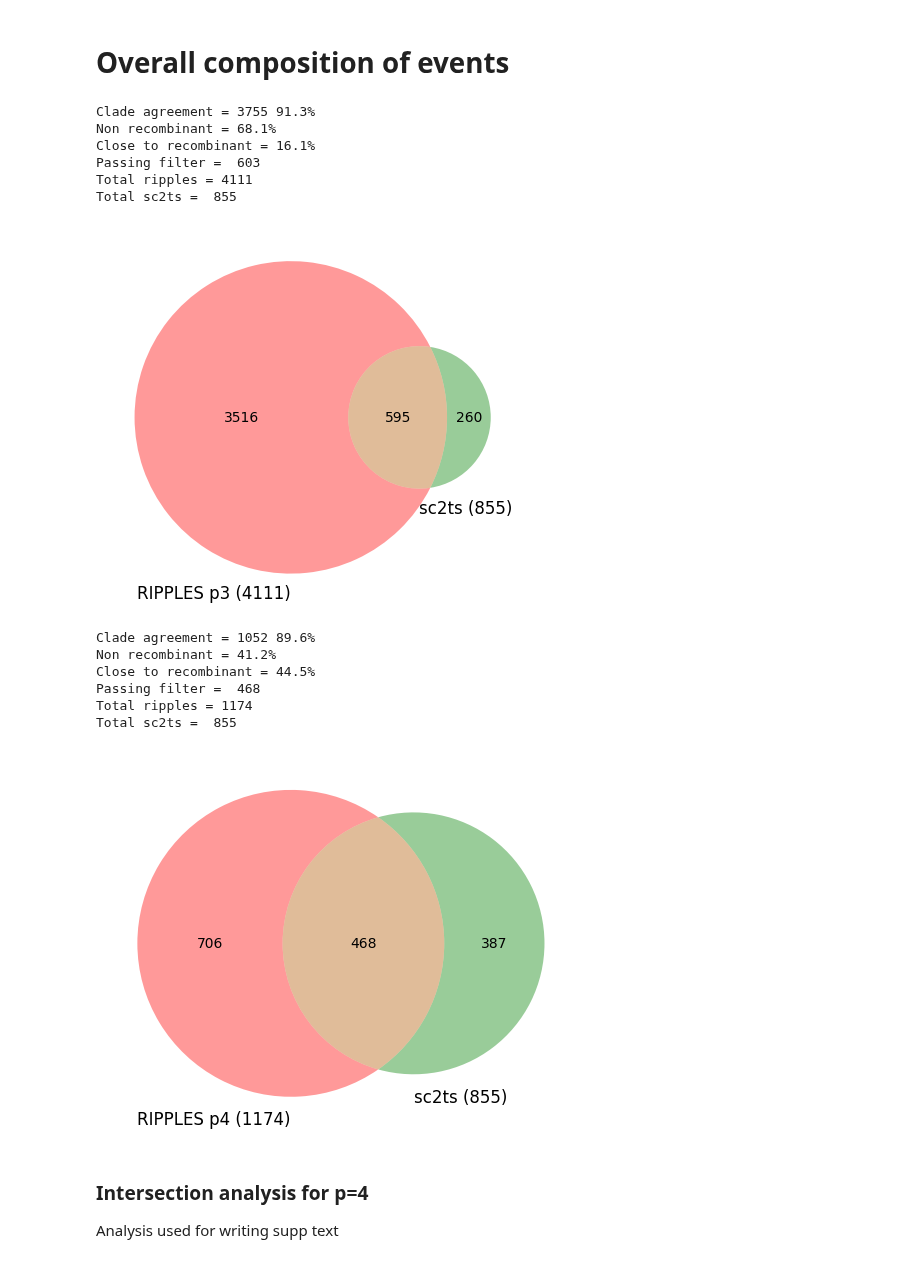
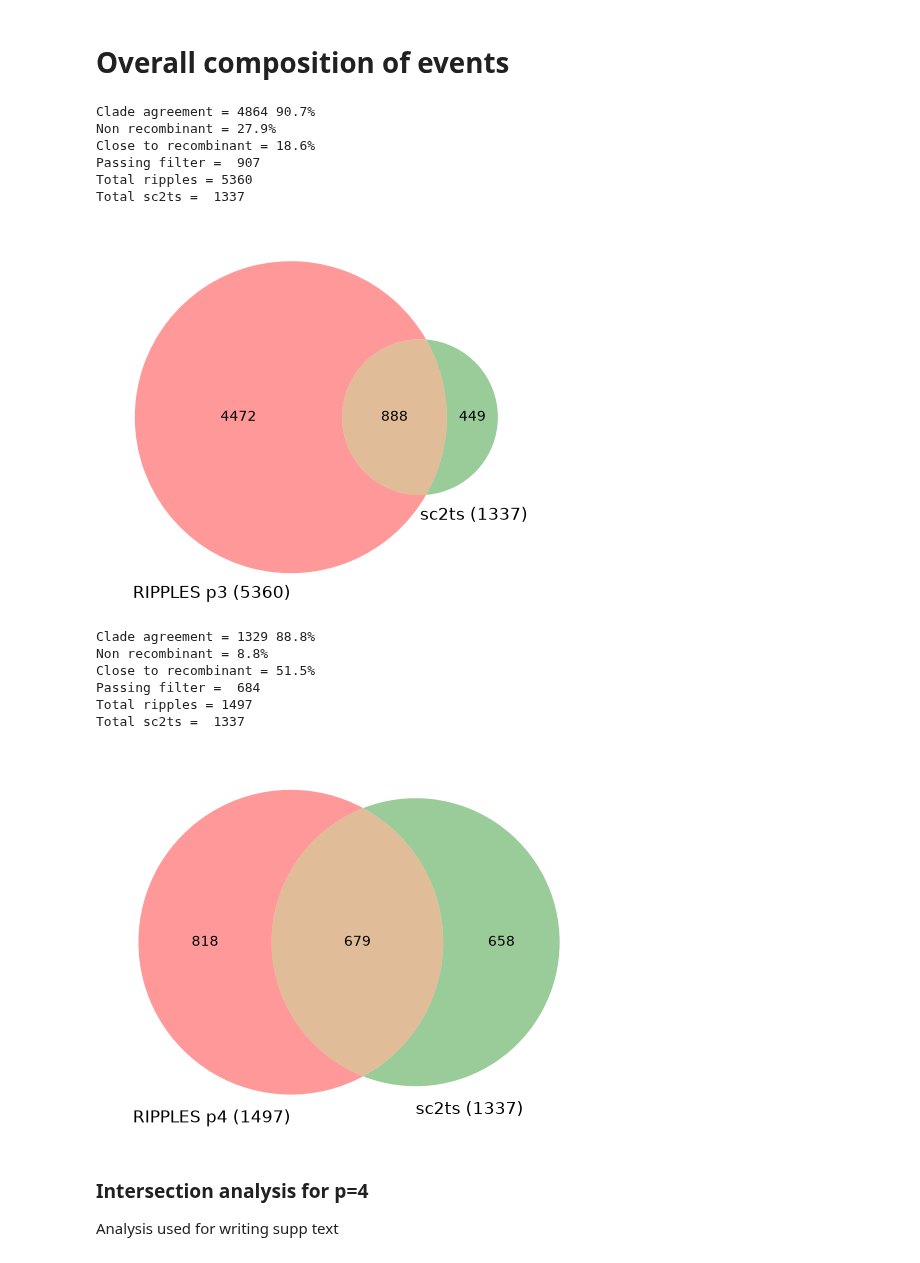
Before and after one commit to jeromekelleher/sc2ts-paper, a Jupyter notebook: notebooks/analysis_ripples.ipynb, the cells around one changed output. Saved outputs shown, nothing was run; the diff lists cells and outputs as text; code cells hidden in the pictures.

Commit message:
Update ripples analysis (first pass)

```diff
--- a/notebooks/analysis_ripples.ipynb
+++ b/notebooks/analysis_ripples.ipynb
@@ -55,7 +55,7 @@ def add_x_lineages(df):
             if len(pango_counts) >= 20:
                 print("Filtering messy", pango_counts)
                 continue
-            if any((lin.startswith("XB") and "." in lin) for lin in pango_counts.keys()):
+            if all((lin.startswith("XBB") and "." in lin) for lin in pango_counts.keys()):
                 # Manually filter out the de-novo XBB ones
                 print("Filtering de-novo sub XBBs", pango_counts)
                 continue
@@ -76,6 +76,6 @@ def read_ripples(path):
     #return df.set_index("recombinant")
 
 
-dfp4 = read_ripples("../arg_postprocessing/sc2ts_viridian_v1.2_ripples_p4.csv")
-dfp3 = read_ripples("../arg_postprocessing/sc2ts_viridian_v1.2_ripples_p3.csv")
+dfp4 = read_ripples("../arg_postprocessing/sc2ts_viridian_v2.0_ripples_p4.csv")
+dfp3 = read_ripples("../arg_postprocessing/sc2ts_viridian_v2.0_ripples_p3.csv")
 # %% [output]
@@ -396,7 +404,7 @@ The mapping is messy here because of 3 X lineages which we need to disambiguate.
 ### XAC
 XAC is really one event, it's just because of mislabelling in by Pangolin. The MRCA of the XACs really is the same node in both
 # %%
-ts = tszip.load("../data/sc2ts_viridian_v1.2.trees.tsz")
+ts = tszip.load("../data/sc2ts_viridian_v2.0.trees.tsz")
 dfn = sc2ts.node_data(ts, inheritance_stats=False)
 df_sample = dfn[dfn["is_sample"]]
 # %%
@@ -699,53 +655,53 @@ def get_sc2ts_recombinants(df, clade_agreement_threshold=1, closeness=1):
     clade_agreement = diffs <= clade_agreement_threshold
     print(f"Clade agreement = {clade_agreement.sum()} {clade_agreement.sum() / df.shape[0]:.1%}")
     df = df[clade_agreement]
     close_to_recombinant = df["sc2ts_closest_recombinant_path_len"] <= closeness
     not_recombinant = df["sc2ts_closest_recombinant"] == -1
     print(f"Non recombinant = {not_recombinant.sum() / df.shape[0]:.1%}")
     print(f"Close to recombinant = {close_to_recombinant.sum() / df.shape[0]:.1%}")
     df = df[close_to_recombinant]
     print("Passing filter = ", df.shape[0])
     #print(df["sc2ts_closest_recombinant"].value_counts())
     sc2ts_recombs = df["sc2ts_closest_recombinant"].unique()
     return sc2ts_recombs
 
 def draw_venn(df, label, sc2ts_recombs, ax=None):
     total_ripples = df.shape[0]
-    total_sc2ts = 855
+    total_sc2ts = len(df_sc2ts)
     shared = sc2ts_recombs.shape[0]
     print("Total ripples =", total_ripples)
     print("Total sc2ts = ", total_sc2ts)
     # Note: it would be nice to fix the size of the sc2ts circle here an let the
     # ripples one get bigger, but it's not obvious how to do it.
     layout_algorithm = matplotlib_venn.layout.venn2.DefaultLayoutAlgorithm()
     matplotlib_venn.venn2(
         [total_ripples - shared, total_sc2ts - shared, shared],
         [f"RIPPLES {label} ({total_ripples})", f"sc2ts ({total_sc2ts})"],
         layout_algorithm=layout_algorithm, ax=ax);
 
 sc2ts_recombs_p3 = get_sc2ts_recombinants(dfp3, clade_agreement_threshold=1, closeness=1)
 draw_venn(dfp3, "p3", sc2ts_recombs_p3)
 plt.savefig("../figures/ripples_p3_sc2ts_events.pdf")
 # %% [output]
-Clade agreement = 3755 91.3%
-Non recombinant = 68.1%
-Close to recombinant = 16.1%
-Passing filter =  603
-Total ripples = 4111
-Total sc2ts =  855
+Clade agreement = 4864 90.7%
+Non recombinant = 27.9%
+Close to recombinant = 18.6%
+Passing filter =  907
+Total ripples = 5360
+Total sc2ts =  1337
-[figure, old version]
+[figure, new version]
 # %%
 sc2ts_recombs_p4 = get_sc2ts_recombinants(dfp4) #dfp3[dfp3["in_p4"]])
 draw_venn(dfp4, "p4", sc2ts_recombs_p4)
 plt.savefig("../figures/ripples_p4_sc2ts_events.pdf")
 # %% [output]
-Clade agreement = 1052 89.6%
-Non recombinant = 41.2%
-Close to recombinant = 44.5%
-Passing filter =  468
-Total ripples = 1174
-Total sc2ts =  855
+Clade agreement = 1329 88.8%
+Non recombinant = 8.8%
+Close to recombinant = 51.5%
+Passing filter =  684
+Total ripples = 1497
+Total sc2ts =  1337
-[figure, old version]
+[figure, new version]
 # %% [markdown]
 ### Intersection analysis for p=4
 
```
Also changed, not shown: parts of 55 cells of this notebook, 2 other files.
